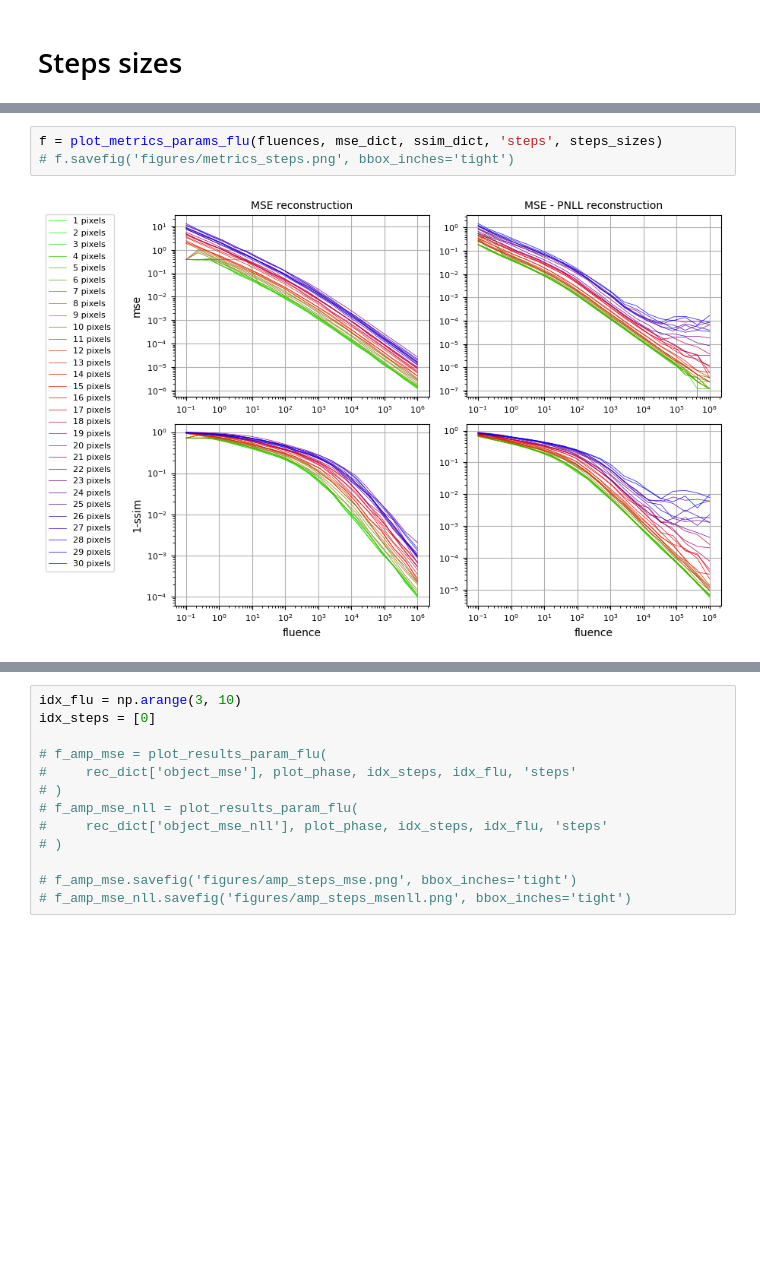
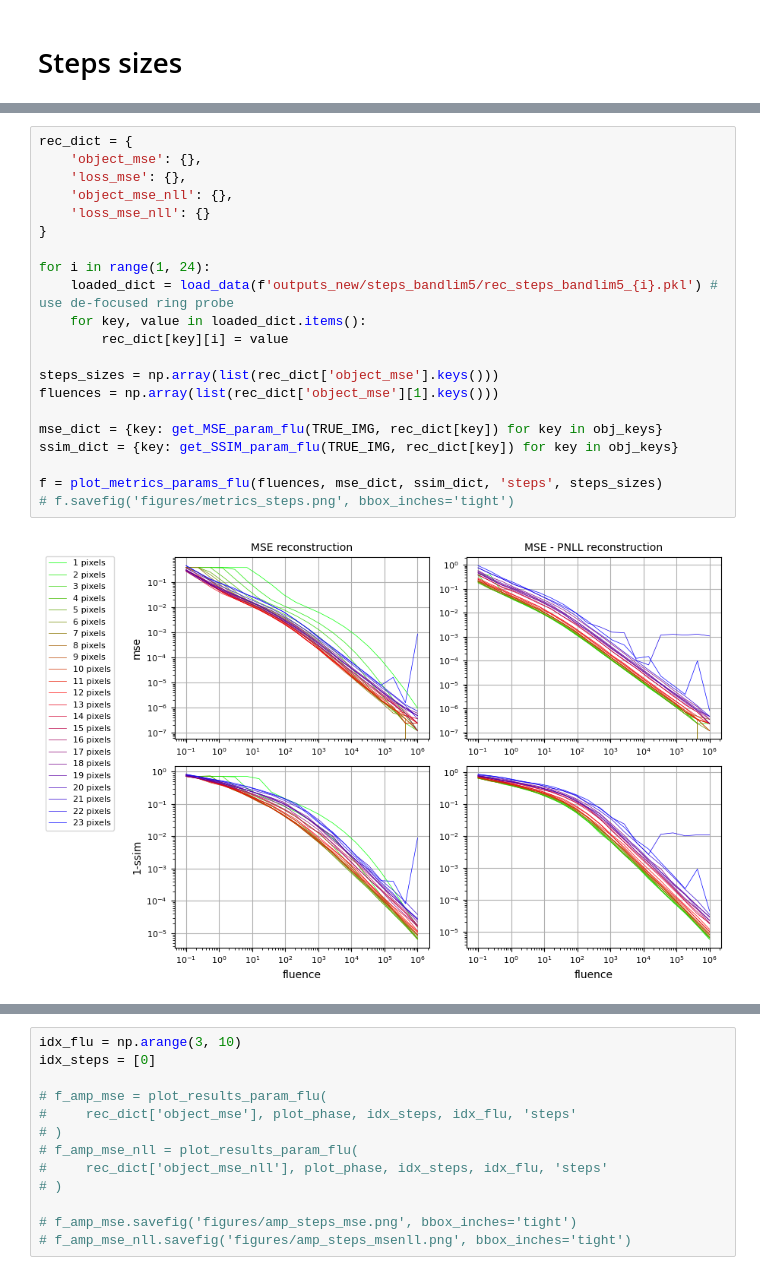
Before and after one commit to raphassaraf/Signal-and-noise-in-ptychographic-imaging, a Jupyter notebook: analysis_final.ipynb, the cells around one changed output, grey strips where cells are left out. Drawn from its saved outputs; the diff is of its cells as text; blank space fills up the shorter version.

```diff
--- a/analysis_final.ipynb
+++ b/analysis_final.ipynb
@@ -225,7 +229,25 @@ ssim_dict = {key: get_SSIM_param_flu(TRUE_IMG, rec_dict[key]) for key in obj_key
-# %%
-f = plot_metrics_params_flu(fluences, mse_dict, ssim_dict, 'steps', steps_sizes)
-# f.savefig('figures/metrics_steps.png', bbox_inches='tight')
-# %% [output]
-[figure, removed]
+# %%
+rec_dict = {
+    'object_mse': {},
+    'loss_mse': {},
+    'object_mse_nll': {},
+    'loss_mse_nll': {}
+}
+
+for i in range(1, 24):
+    loaded_dict = load_data(f'outputs_new/steps_bandlim5/rec_steps_bandlim5_{i}.pkl') # use de-focused ring probe
+    for key, value in loaded_dict.items():
+        rec_dict[key][i] = value
+
+steps_sizes = np.array(list(rec_dict['object_mse'].keys()))
+fluences = np.array(list(rec_dict['object_mse'][1].keys()))
+
+mse_dict = {key: get_MSE_param_flu(TRUE_IMG, rec_dict[key]) for key in obj_keys}
+ssim_dict = {key: get_SSIM_param_flu(TRUE_IMG, rec_dict[key]) for key in obj_keys}
+
+f = plot_metrics_params_flu(fluences, mse_dict, ssim_dict, 'steps', steps_sizes)
+# f.savefig('figures/metrics_steps.png', bbox_inches='tight')
+# %% [output]
+[figure, added]
 # %%
 start = np.argwhere(fluences >= 1e3).min()
```
Also changed, not shown: parts of 2 cells of this notebook, 1 other file.
